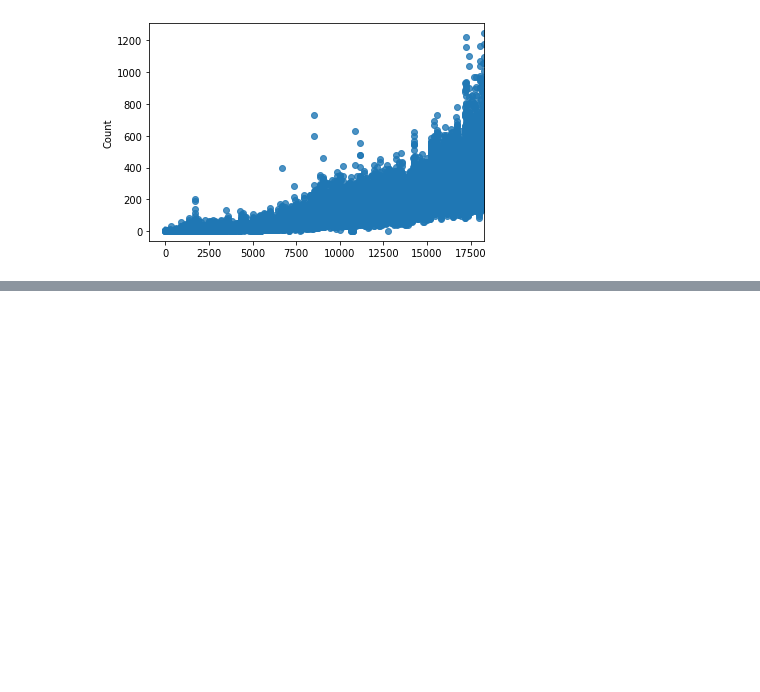
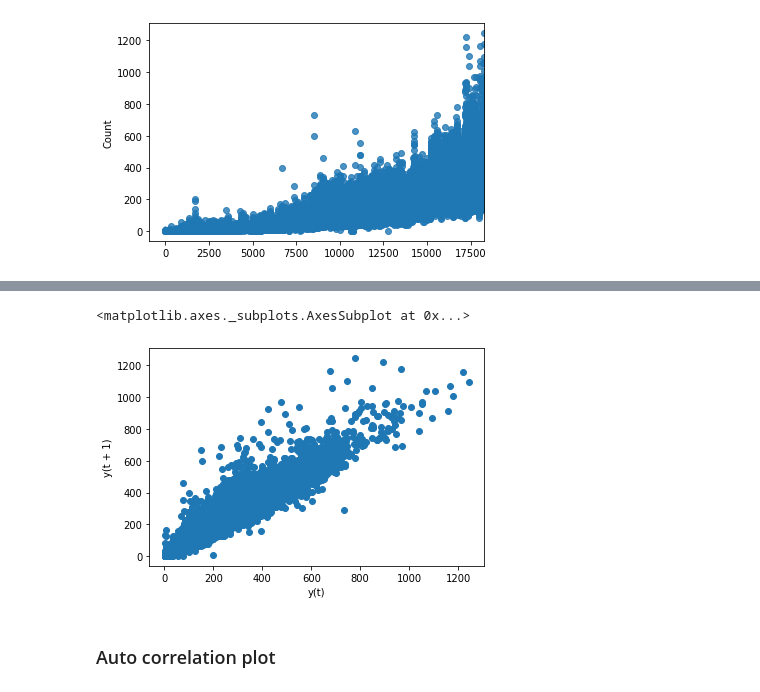
Before and after one commit to ehsansam69/Time-series-analyzing, a Jupyter notebook: 1st.ipynb, the cells around one changed output, grey strips where cells are left out. Drawn from its saved outputs; the diff is of its cells as text; code cells hidden in the pictures; blank space fills up the shorter version.

```diff
--- a/1st.ipynb
+++ b/1st.ipynb
@@ -132,0 +149,7 @@ sns.regplot(x=df.index.values, y= df.Count, order=4)
+# %%
+lag_plot(df['Count'])
+# %% [output]
+<matplotlib.axes._subplots.AxesSubplot at 0x...>
+[figure, added]
+# %% [markdown]
+### Auto correlation plot
```
Also changed, not shown: parts of 7 cells of this notebook.
